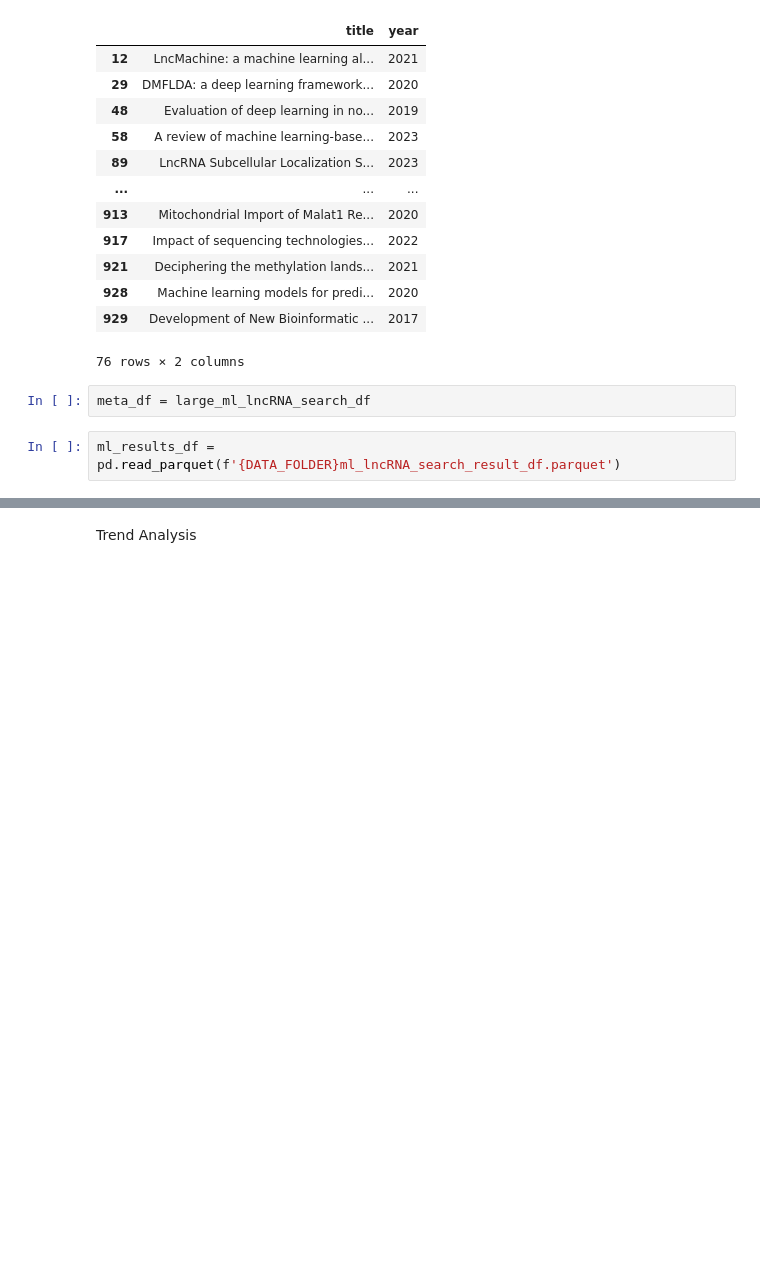
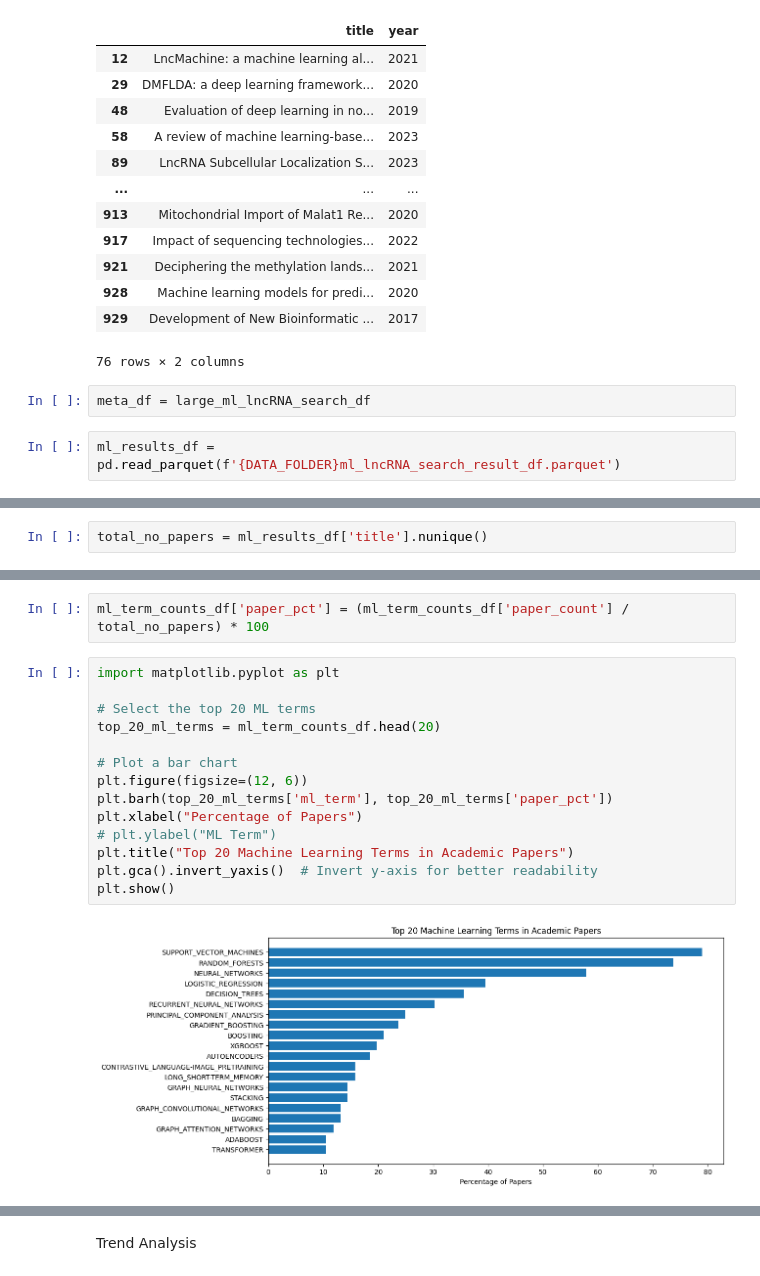
Before and after one commit to seyedrezamirkhani/ml-lncRNA, a Jupyter notebook: src/notebooks/part-03-finding-ML-methods-with-rules/11-analyse-search-results.ipynb, the cells around one changed output, grey strips where cells are left out. Drawn from its saved outputs; the diff is of its cells as text; blank space fills up the shorter version.

```diff
--- a/src/notebooks/part-03-finding-ML-methods-with-rules/11-analyse-search-results.ipynb
+++ b/src/notebooks/part-03-finding-ML-methods-with-rules/11-analyse-search-results.ipynb
@@ -50,0 +49,2 @@ plt.show()
+# %%
+total_no_papers = ml_results_df['title'].nunique()
@@ -50,0 +96,18 @@ plt.show()
+# %%
+ml_term_counts_df['paper_pct'] = (ml_term_counts_df['paper_count'] / total_no_papers) * 100
+# %%
+import matplotlib.pyplot as plt
+
+# Select the top 20 ML terms
+top_20_ml_terms = ml_term_counts_df.head(20)
+
+# Plot a bar chart
+plt.figure(figsize=(12, 6))
+plt.barh(top_20_ml_terms['ml_term'], top_20_ml_terms['paper_pct'])
+plt.xlabel("Percentage of Papers")
+# plt.ylabel("ML Term")
+plt.title("Top 20 Machine Learning Terms in Academic Papers")
+plt.gca().invert_yaxis()  # Invert y-axis for better readability
+plt.show()
+# %% [output]
+[figure, added]
```
Also changed, not shown: parts of 24 cells of this notebook.
